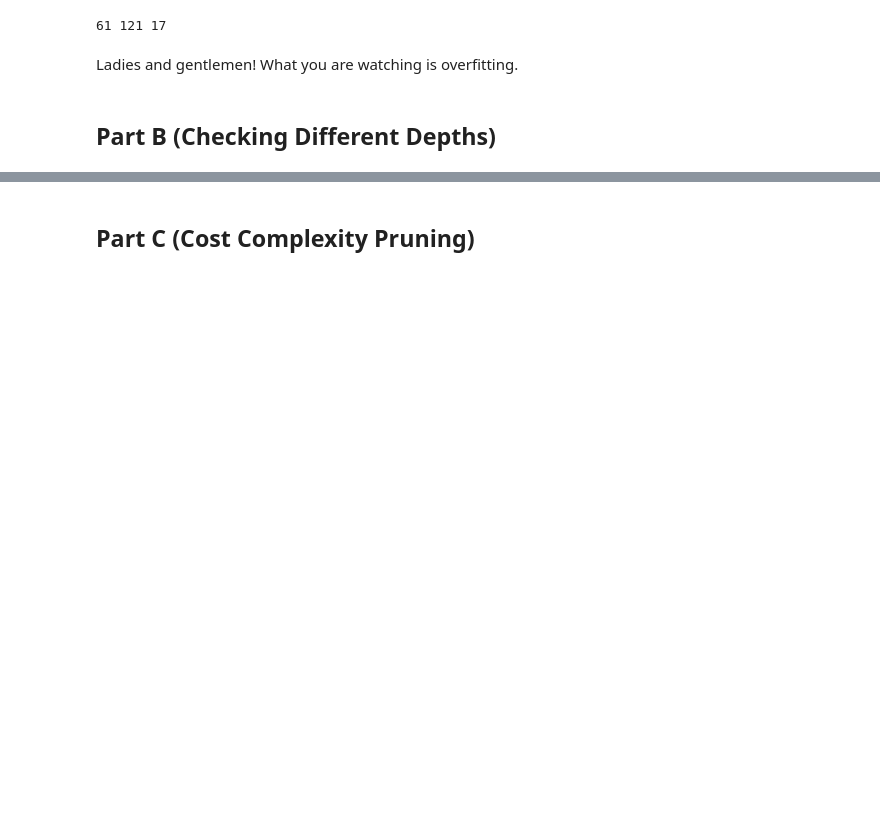
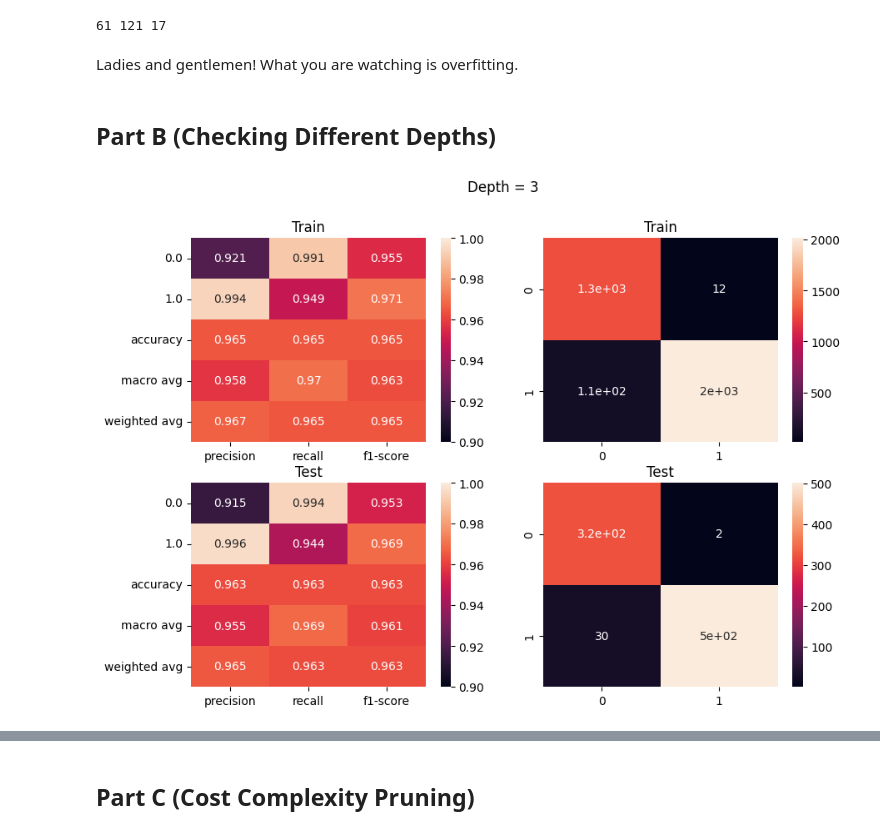
Before and after one commit to akp2003/Machine_Learning_Exercises, a Jupyter notebook: ML/HW5.ipynb, the cells around one changed output, grey strips where cells are left out. Cells and saved outputs as stored; diff of their text form; code cells hidden in the pictures; blank space fills up the shorter version.

```diff
--- a/ML/HW5.ipynb
+++ b/ML/HW5.ipynb
@@ -216,3 +179,11 @@ print(m.tree_.n_leaves,m.tree_.node_count,m.get_depth())
 Ladies and gentlemen! What you are watching is overfitting.
 # %% [markdown]
 ## Part B (Checking Different Depths)
+# %%
+trees = [None] # Do not remove this None!
+for i in range(1,18):
+    trees.append(make_pipeline(prep, DecisionTreeClassifier(max_depth=i, random_state=7)).fit(X_train,y_train))
+# %%
+i = 3; validate_model(trees[i], f"Depth = {i}", vmin =0.9)
+# %% [output]
+[figure, added]
```
Also changed, not shown: parts of 20 cells of this notebook, 1 other file.
